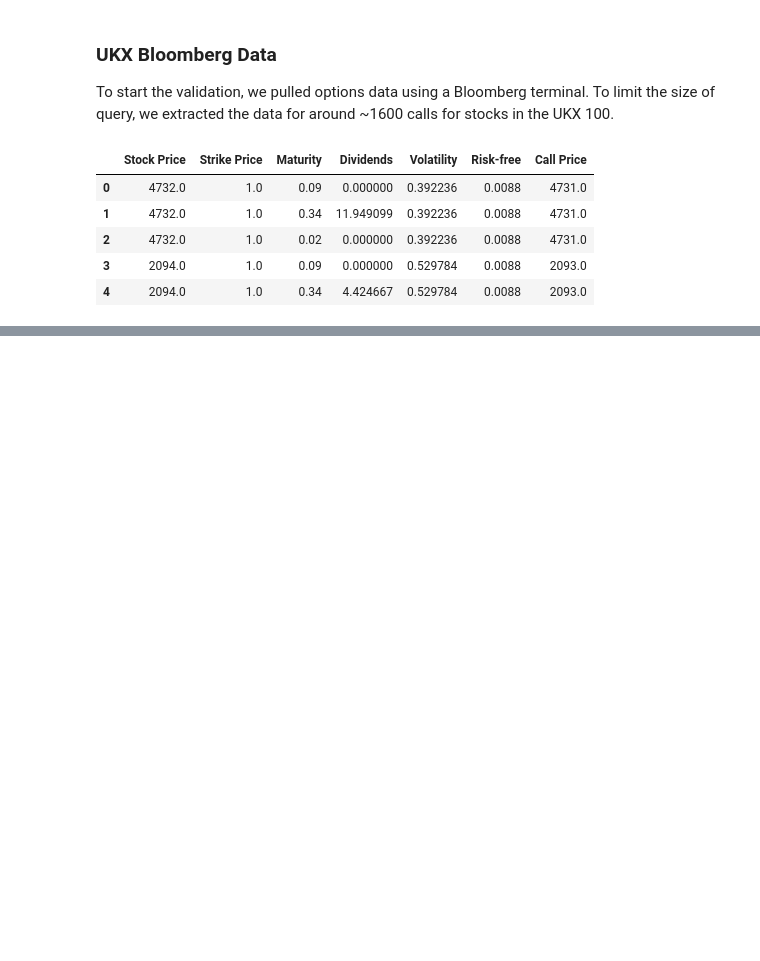
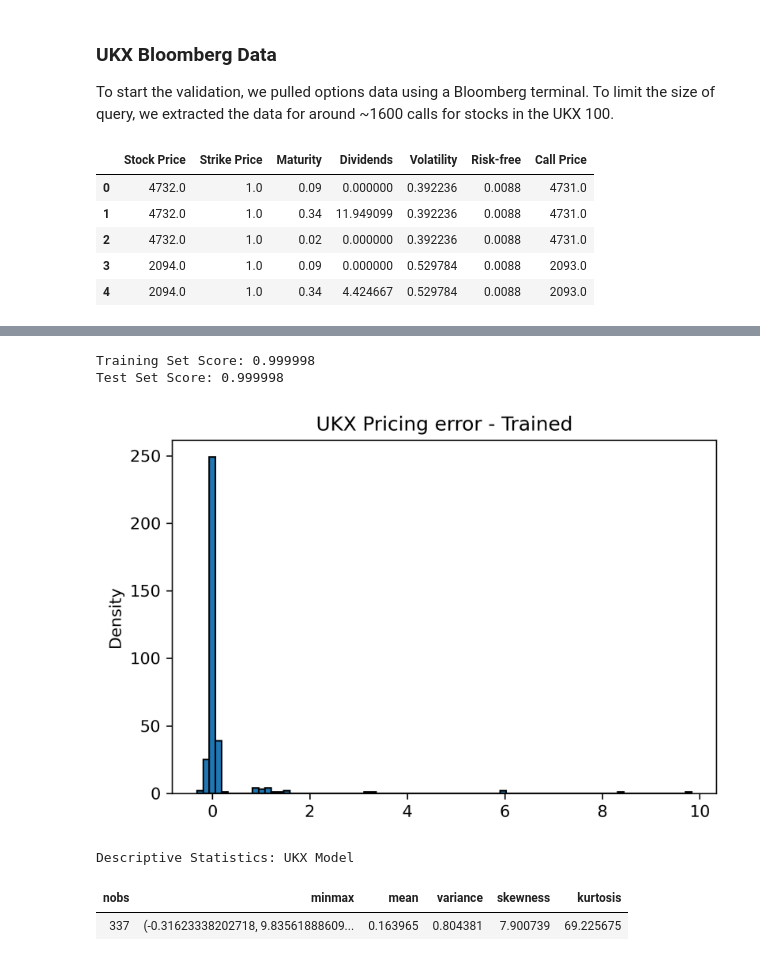
Before and after one commit to samuellee19/CSCI145_Option_Pricing, a Jupyter notebook: BS_Model_draft.ipynb, the cells around one changed output, grey strips where cells are left out. Saved outputs shown, nothing was run; the diff lists cells and outputs as text; code cells hidden in the pictures; blank space fills up the shorter version.

```diff
--- a/BS_Model_draft.ipynb
+++ b/BS_Model_draft.ipynb
@@ -237,7 +244,7 @@ Nonetheless, it is worth noting that a common option trading strategy is to dete
 ### UKX Bloomberg Data
 To start the validation, we pulled options data using a Bloomberg terminal. To limit the size of query, we extracted the data for around ~1600 calls for stocks in the UKX 100.
 # %%
-ukx = pd.read_csv(path+'data/UKX_Calls.csv')
+ukx = pd.read_csv('data/UKX_Calls.csv')
 ukx= ukx.dropna()
 ukx.head()
 # %% [output]
@@ -368,0 +303,14 @@ Certain pricing schemes in finance may be non-linear (such as Black-Scholes) and
+# %%
+np.random.seed(32)
+X_train_ukx, X_test_ukx, y_train_ukx, y_test_ukx = train_test_split(ukx.drop('Call Price', axis=1),
+                                                    ukx['Call Price'], test_size=0.2)
+
+mlp_u = MLPRegressor(hidden_layer_sizes=(100,100,100,100),
+                   solver='adam', shuffle = False, batch_size=64, verbose=True,
+                   max_iter= 10
+                    )
+
+mlp_u.fit(X_train_ukx, y_train_ukx)
+
+filename = 'models/BS_ukx_model.sav'
+pickle.dump(mlp_u, open(filename, 'wb'))
@@ -368,0 +328,25 @@ Certain pricing schemes in finance may be non-linear (such as Black-Scholes) and
+# %%
+filename = 'models/BS_ukx_model.sav'
+mlp_u = pickle.load(open(filename, 'rb'))
+# %%
+print("Training Set Score: %f" % mlp_u.score(X_train_ukx, y_train_ukx))
+print("Test Set Score: %f" % mlp_u.score(X_test_ukx, y_test_ukx))
+# %% [output]
+Training Set Score: 0.999998
+Test Set Score: 0.999998
+# %%
+preds_ukx1 = mlp_u.predict(X_test_ukx)
+pricing_error_test = preds_ukx1 - y_test_ukx
+plt.hist(pricing_error_test, bins= 80, edgecolor='black')
+plt.title("UKX Pricing error - Trained")
+plt.ylabel("Density")
+plt.show()
+# %% [output]
+[figure, added]
+# %%
+a = pd.DataFrame([stats.describe(pricing_error_test)])
+a.style.hide_index().set_table_attributes("style='display:inline'").set_caption('Descriptive Statistics: UKX Model')
+# %% [output]
+Descriptive Statistics: UKX Model
+| nobs | minmax | mean | variance | skewness | kurtosis |
+| 337 | (-0.31623338202718, 9.83561888609... | 0.163965 | 0.804381 | 7.900739 | 69.225675 |
```
Also changed, not shown: parts of 86 cells of this notebook, 3 other files.
